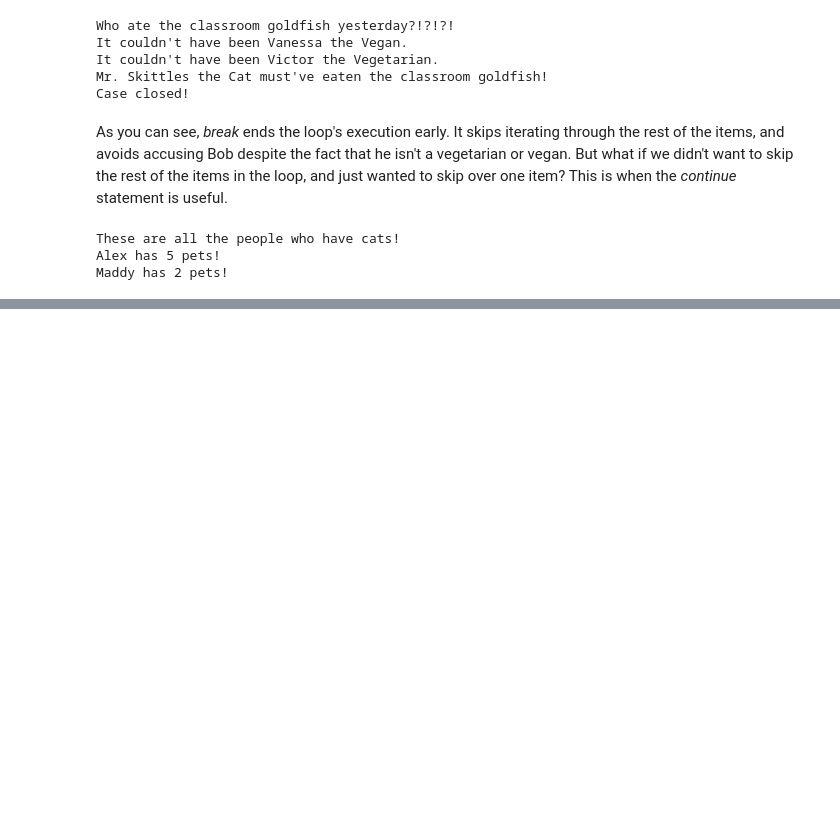
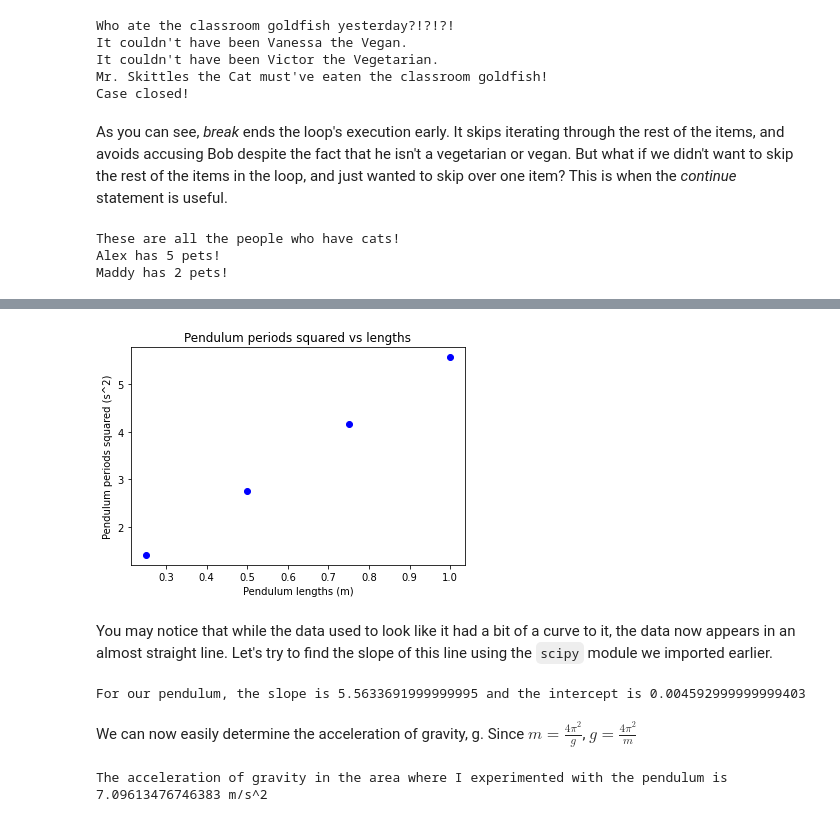
Before and after one commit to BorisZupancic/SummerOfScience2022, a Jupyter notebook: Alex/Advanced-Day1.ipynb, the cells around one changed output, grey strips where cells are left out. Cells and saved outputs as stored; diff of their text form; code cells hidden in the pictures; blank space fills up the shorter version.

```diff
--- a/Alex/Advanced-Day1.ipynb
+++ b/Alex/Advanced-Day1.ipynb
@@ -239,0 +331,30 @@ As you can see, the continue statement skipped the rest of the code so that Bori
+# %%
+L = pendulum_lengths
+T = pendulum_periods
+
+x = L / 100 # convert from cm to m
+y = T**2
+
+plt.plot(x, y, 'bo')
+plt.xlabel('Pendulum lengths (m)')
+plt.ylabel('Pendulum periods squared (s^2)')
+plt.title('Pendulum periods squared vs lengths')
+plt.show()
+# %% [output]
+[figure, added]
+# %% [markdown]
+You may notice that while the data used to look like it had a bit of a curve to it, the data now appears in an almost straight line. Let's try to find the slope of this line using the `scipy` module we imported earlier.
+# %%
+linear_regression = stats.linregress(x, y)
+m = linear_regression[0]
+b = linear_regression[1]
+print(f'For our pendulum, the slope is {m} and the intercept is {b}')
+# %% [output]
+For our pendulum, the slope is 5.5633691999999995 and the intercept is 0.004592999999999403
+# %% [markdown]
+We can now easily determine the acceleration of gravity, g. Since $m = \frac{{4\pi}^2}{g}$, $g = \frac{{4\pi}^2}{m}$
+# %%
+g = 4*(np.pi**2) / m
+print(f'The acceleration of gravity in the area where I experimented with the pendulum is {g} m/s^2')
+# %% [output]
+The acceleration of gravity in the area where I experimented with the pendulum is 7.09613476746383 m/s^2
```
Also changed, not shown: parts of 12 cells of this notebook.
